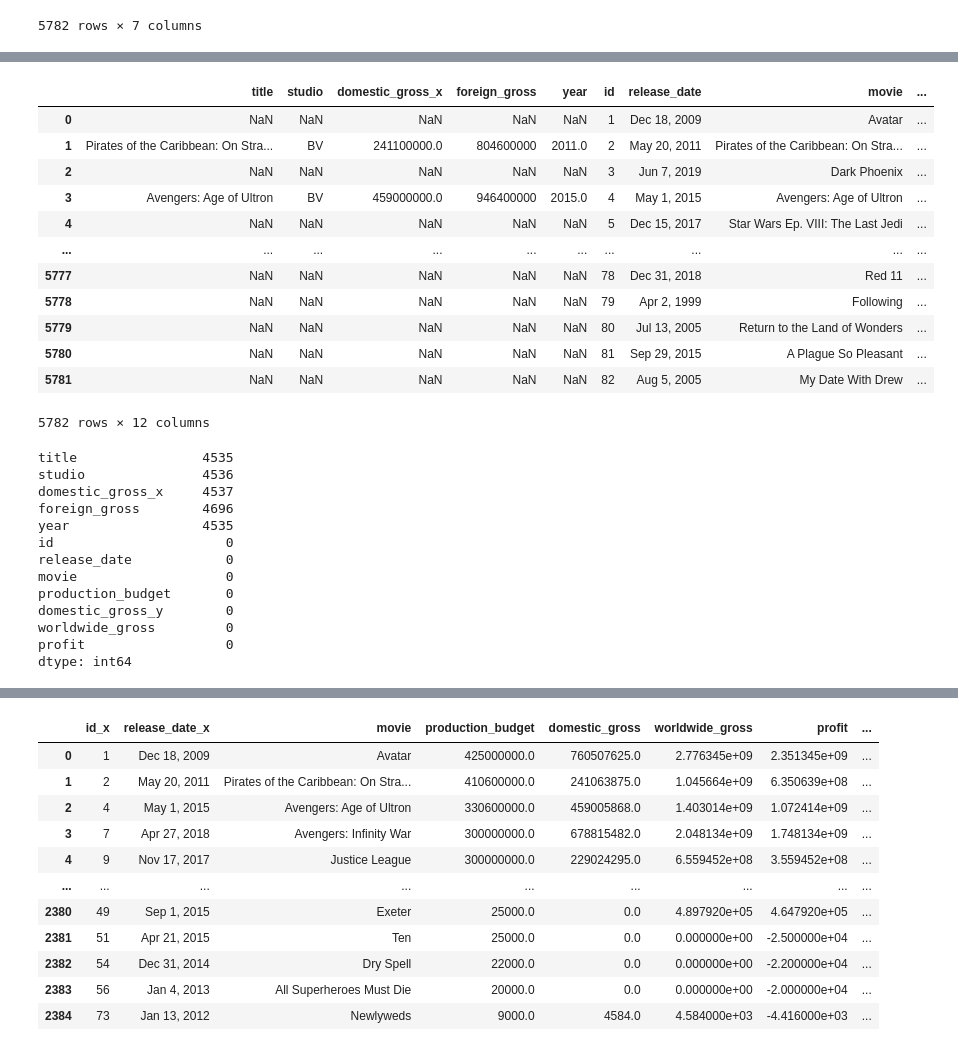
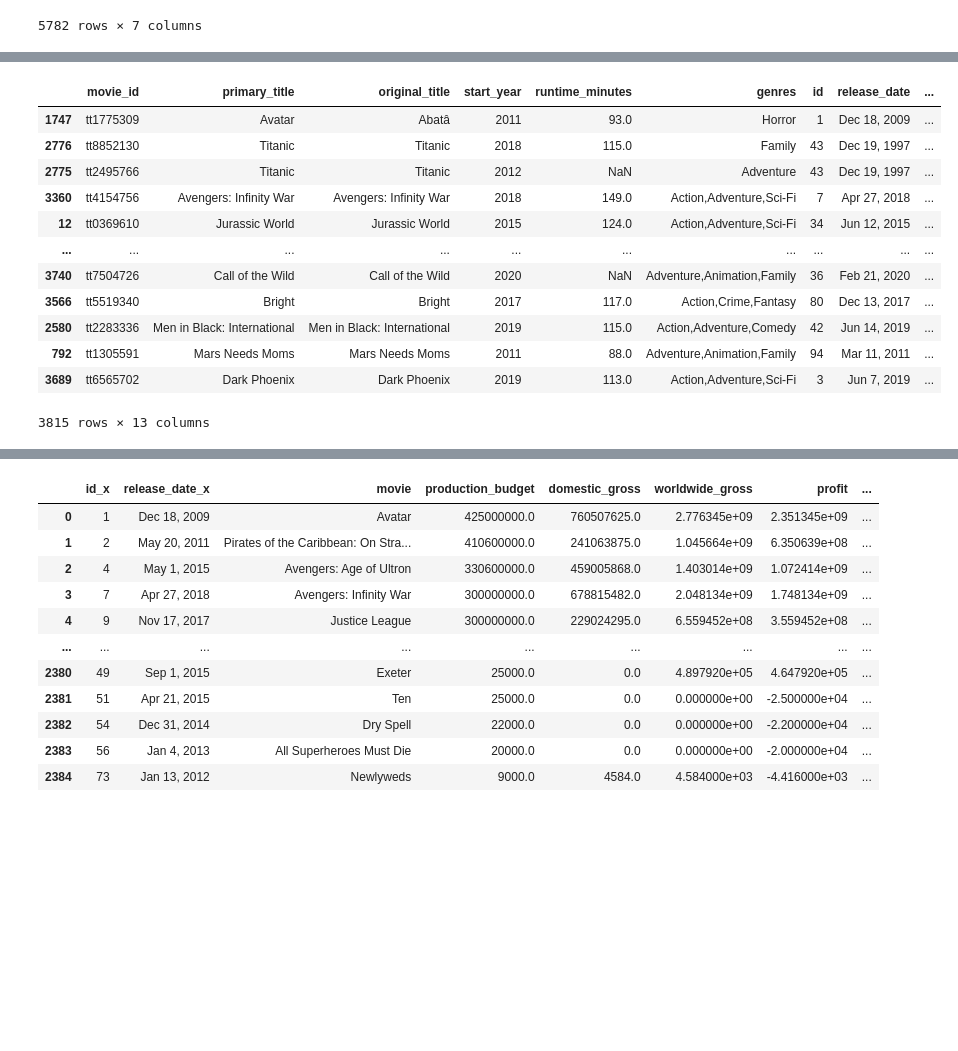
Before and after one commit to Sstrouderr/Capstone-repo, a Jupyter notebook: Notebooks/Carolyn/Book2.ipynb, the cells around one changed output, grey strips where cells are left out. Cells and saved outputs as stored; diff of their text form; code cells hidden in the pictures; blank space fills up the shorter version.

```diff
--- a/Notebooks/Carolyn/Book2.ipynb
+++ b/Notebooks/Carolyn/Book2.ipynb
@@ -179,32 +194,16 @@ merged_df = movie_gross_df.merge(movie_budgets_df, how='right', left_on='title',
-# %%
-merged_df
-# %% [output]
-|  | title | studio | domestic_gross_x | foreign_gross | year | id | release_date | movie | ... |
-| 0 | NaN | NaN | NaN | NaN | NaN | 1 | Dec 18, 2009 | Avatar | ... |
-| 1 | Pirates of the Caribbean: On Stra... | BV | 241100000.0 | 804600000 | 2011.0 | 2 | May 20, 2011 | Pirates of the Caribbean: On Stra... | ... |
-| 2 | NaN | NaN | NaN | NaN | NaN | 3 | Jun 7, 2019 | Dark Phoenix | ... |
-| 3 | Avengers: Age of Ultron | BV | 459000000.0 | 946400000 | 2015.0 | 4 | May 1, 2015 | Avengers: Age of Ultron | ... |
-| 4 | NaN | NaN | NaN | NaN | NaN | 5 | Dec 15, 2017 | Star Wars Ep. VIII: The Last Jedi | ... |
-| ... | ... | ... | ... | ... | ... | ... | ... | ... | ... |
-| 5777 | NaN | NaN | NaN | NaN | NaN | 78 | Dec 31, 2018 | Red 11 | ... |
-| 5778 | NaN | NaN | NaN | NaN | NaN | 79 | Apr 2, 1999 | Following | ... |
-| 5779 | NaN | NaN | NaN | NaN | NaN | 80 | Jul 13, 2005 | Return to the Land of Wonders | ... |
-| 5780 | NaN | NaN | NaN | NaN | NaN | 81 | Sep 29, 2015 | A Plague So Pleasant | ... |
-| 5781 | NaN | NaN | NaN | NaN | NaN | 82 | Aug 5, 2005 | My Date With Drew | ... |
-5782 rows × 12 columns
-# %%
-merged_df.isna().sum()
-# %% [output]
-title                4535
-studio               4536
-domestic_gross_x     4537
-foreign_gross        4696
-year                 4535
-id                      0
-release_date            0
-movie                   0
-production_budget       0
-domestic_gross_y        0
-worldwide_gross         0
-profit                  0
-dtype: int64
+# %%
+merged_genre_profit.sort_values('profit', ascending=False)
+# %% [output]
+|  | movie_id | primary_title | original_title | start_year | runtime_minutes | genres | id | release_date | ... |
+| 1747 | tt1775309 | Avatar | Abatâ | 2011 | 93.0 | Horror | 1 | Dec 18, 2009 | ... |
+| 2776 | tt8852130 | Titanic | Titanic | 2018 | 115.0 | Family | 43 | Dec 19, 1997 | ... |
+| 2775 | tt2495766 | Titanic | Titanic | 2012 | NaN | Adventure | 43 | Dec 19, 1997 | ... |
+| 3360 | tt4154756 | Avengers: Infinity War | Avengers: Infinity War | 2018 | 149.0 | Action,Adventure,Sci-Fi | 7 | Apr 27, 2018 | ... |
+| 12 | tt0369610 | Jurassic World | Jurassic World | 2015 | 124.0 | Action,Adventure,Sci-Fi | 34 | Jun 12, 2015 | ... |
+| ... | ... | ... | ... | ... | ... | ... | ... | ... | ... |
+| 3740 | tt7504726 | Call of the Wild | Call of the Wild | 2020 | NaN | Adventure,Animation,Family | 36 | Feb 21, 2020 | ... |
+| 3566 | tt5519340 | Bright | Bright | 2017 | 117.0 | Action,Crime,Fantasy | 80 | Dec 13, 2017 | ... |
+| 2580 | tt2283336 | Men in Black: International | Men in Black: International | 2019 | 115.0 | Action,Adventure,Comedy | 42 | Jun 14, 2019 | ... |
+| 792 | tt1305591 | Mars Needs Moms | Mars Needs Moms | 2011 | 88.0 | Adventure,Animation,Family | 94 | Mar 11, 2011 | ... |
+| 3689 | tt6565702 | Dark Phoenix | Dark Phoenix | 2019 | 113.0 | Action,Adventure,Sci-Fi | 3 | Jun 7, 2019 | ... |
+3815 rows × 13 columns
```
Also changed, not shown: parts of 5 cells of this notebook.
